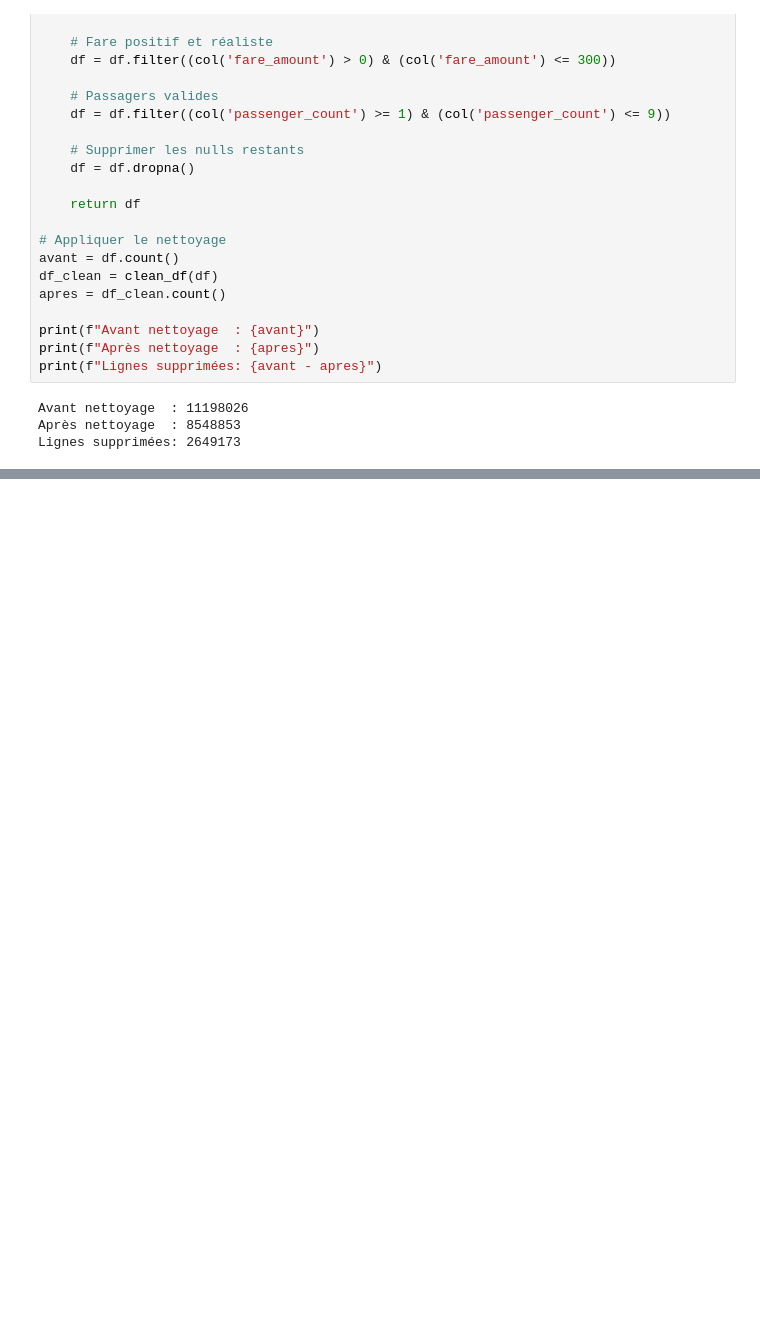
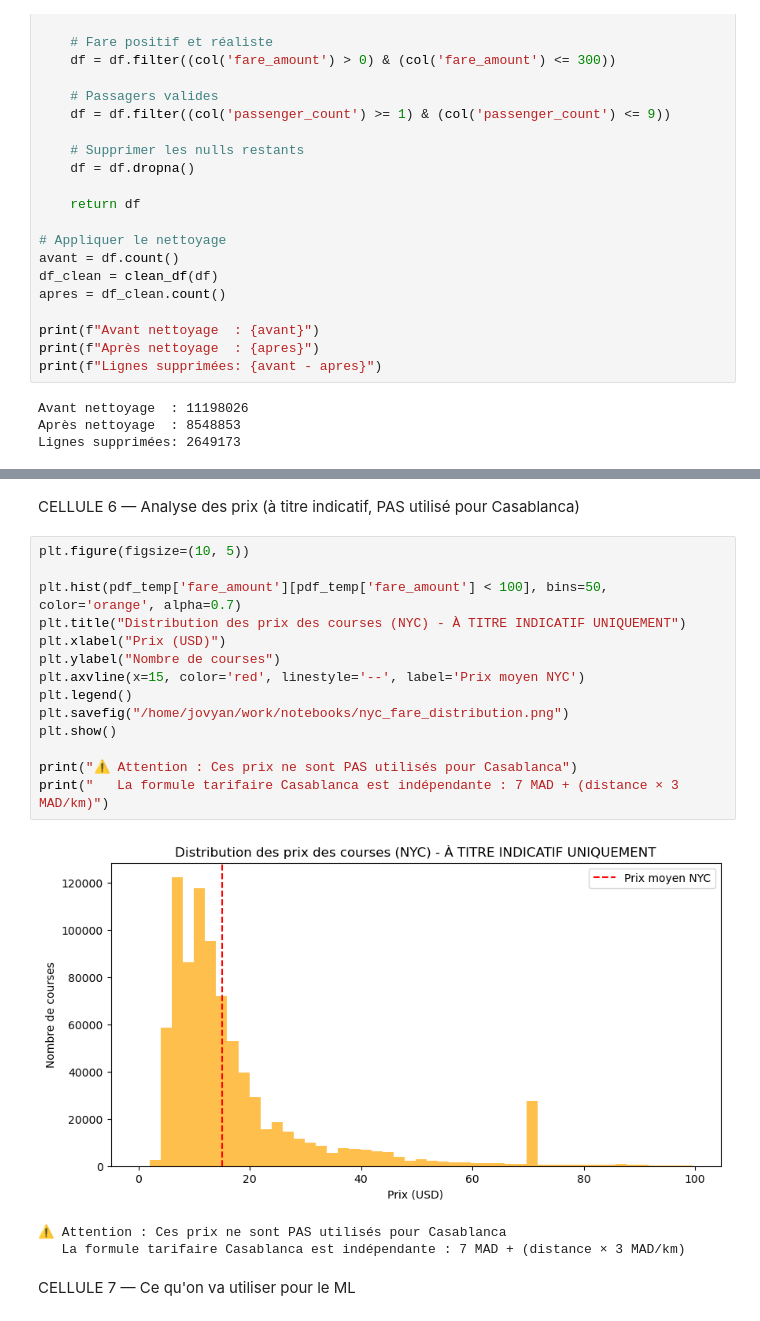
Before and after one commit to ilhameelma/taasim_big_data, a Jupyter notebook: notebooks/03_nyc_exploration.ipynb, the cells around one changed output, grey strips where cells are left out. Drawn from its saved outputs; the diff is of its cells as text; blank space fills up the shorter version.

```diff
--- a/notebooks/03_nyc_exploration.ipynb
+++ b/notebooks/03_nyc_exploration.ipynb
@@ -128,0 +205,22 @@ Lignes supprimées: 2649173
+# %% [markdown]
+CELLULE 6 — Analyse des prix (à titre indicatif, PAS utilisé pour Casablanca)
+# %%
+plt.figure(figsize=(10, 5))
+
+plt.hist(pdf_temp['fare_amount'][pdf_temp['fare_amount'] < 100], bins=50, color='orange', alpha=0.7)
+plt.title("Distribution des prix des courses (NYC) - À TITRE INDICATIF UNIQUEMENT")
+plt.xlabel("Prix (USD)")
+plt.ylabel("Nombre de courses")
+plt.axvline(x=15, color='red', linestyle='--', label='Prix moyen NYC')
+plt.legend()
+plt.savefig("/home/jovyan/work/notebooks/nyc_fare_distribution.png")
+plt.show()
+
+print("⚠️ Attention : Ces prix ne sont PAS utilisés pour Casablanca")
+print("   La formule tarifaire Casablanca est indépendante : 7 MAD + (distance × 3 MAD/km)")
+# %% [output]
+[figure, added]
+⚠️ Attention : Ces prix ne sont PAS utilisés pour Casablanca
+   La formule tarifaire Casablanca est indépendante : 7 MAD + (distance × 3 MAD/km)
+# %% [markdown]
+CELLULE 7 — Ce qu'on va utiliser pour le ML
```
Also changed, not shown: parts of 12 cells of this notebook, 6 other files.
